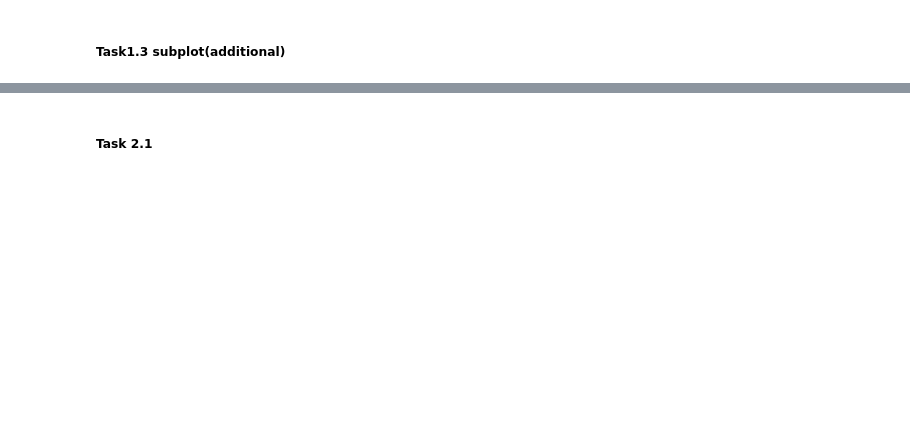
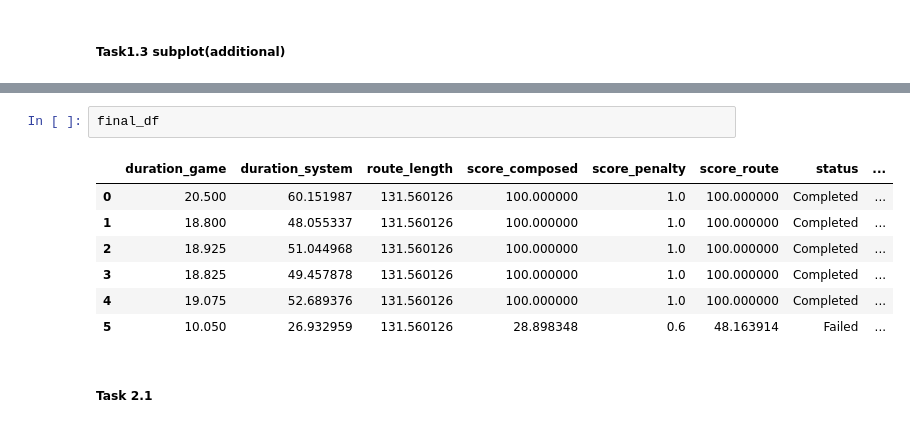
Before and after one commit to CCHST/Mini-Project-1-Safety-Analysis-of-Autonomous-Vehicles, a Jupyter notebook: Task.ipynb, the cells around one changed output, grey strips where cells are left out. Drawn from its saved outputs; the diff is of its cells as text; blank space fills up the shorter version.

```diff
--- a/Task.ipynb
+++ b/Task.ipynb
@@ -278,2 +342,12 @@ for feature in features:
+# %%
+final_df
+# %% [output]
+|  | duration_game | duration_system | route_length | score_composed | score_penalty | score_route | status | ... |
+| 0 | 20.500 | 60.151987 | 131.560126 | 100.000000 | 1.0 | 100.000000 | Completed | ... |
+| 1 | 18.800 | 48.055337 | 131.560126 | 100.000000 | 1.0 | 100.000000 | Completed | ... |
+| 2 | 18.925 | 51.044968 | 131.560126 | 100.000000 | 1.0 | 100.000000 | Completed | ... |
+| 3 | 18.825 | 49.457878 | 131.560126 | 100.000000 | 1.0 | 100.000000 | Completed | ... |
+| 4 | 19.075 | 52.689376 | 131.560126 | 100.000000 | 1.0 | 100.000000 | Completed | ... |
+| 5 | 10.050 | 26.932959 | 131.560126 | 28.898348 | 0.6 | 48.163914 | Failed | ... |
 # %% [markdown]
 ##### Task 2.1
```
Also changed, not shown: parts of 16 cells of this notebook.
